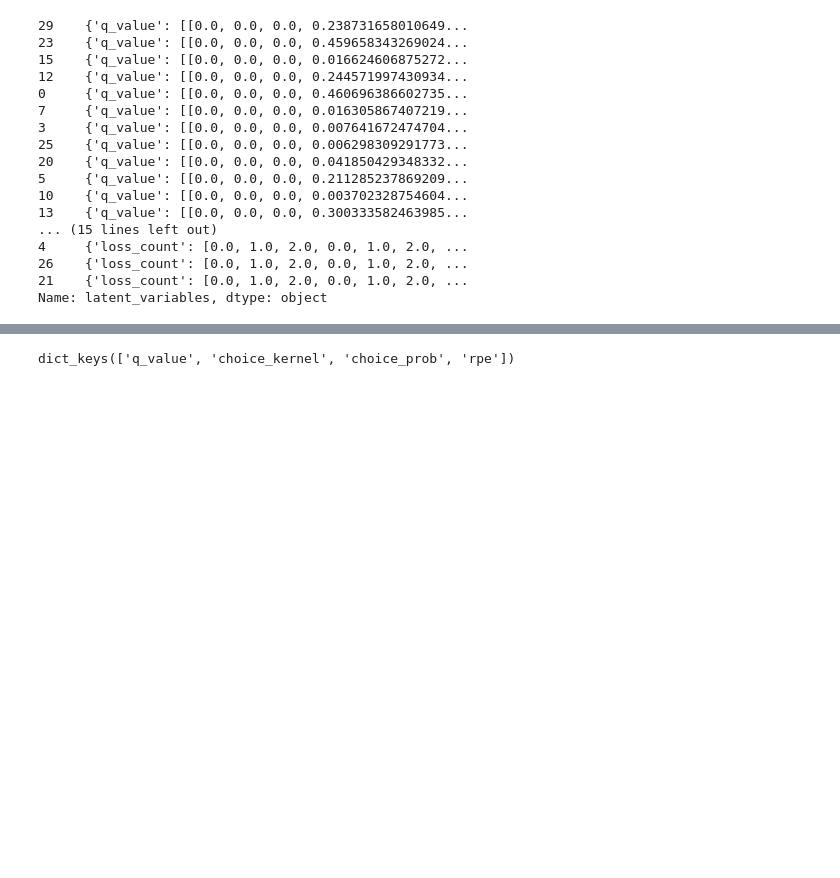
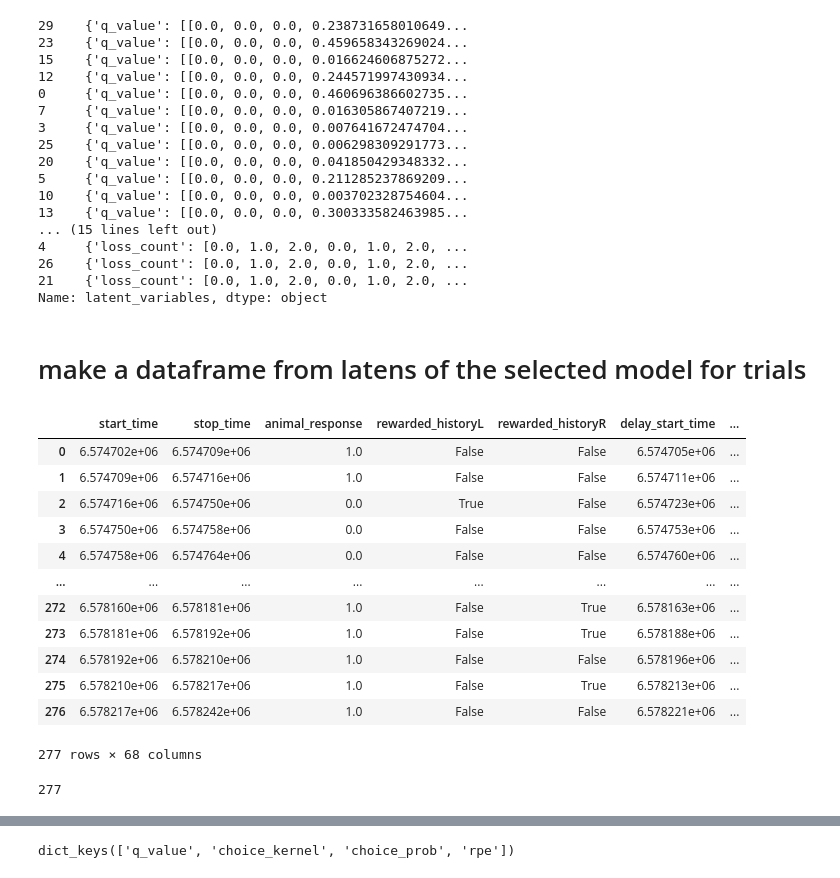
Before and after one commit to faezeamin/aindcompute-video, a Jupyter notebook: aind_analysis_pipeline_2.ipynb, the cells around one changed output, grey strips where cells are left out. Cells and saved outputs as stored; diff of their text form; code cells hidden in the pictures; blank space fills up the shorter version.

```diff
--- a/aind_analysis_pipeline_2.ipynb
+++ b/aind_analysis_pipeline_2.ipynb
@@ -96,3 +96,37 @@ df['latent_variables']
 Name: latent_variables, dtype: object
 # %%
 selected_model = df['latent_variables'][0]
+# %% [markdown]
+# make a dataframe from latens of the selected model for trials
+# %%
+dfs_dir = '/local1/video-analysis/scratch/706893_2024-05-28_15-15-38/results/xinxin/coupled-baiting_ear/706893/2024-05-28/dfs'
+# %%
+import os
+import pandas as pd
+
+# Define the target directory path
+rl_models_dir = "/local1/video-analysis/scratch/706893_2024-05-28_15-15-38/rl_models"
+df_original = pd.read_csv(os.path.join(dfs_dir, "df_original.csv"))
+
+# Create the directory if it does not exist
+os.makedirs(rl_models_dir, exist_ok=True)
+# %%
+df_original
+# %% [output]
+|  | start_time | stop_time | animal_response | rewarded_historyL | rewarded_historyR | delay_start_time | ... |
+| 0 | 6.574702e+06 | 6.574709e+06 | 1.0 | False | False | 6.574705e+06 | ... |
+| 1 | 6.574709e+06 | 6.574716e+06 | 1.0 | False | False | 6.574711e+06 | ... |
+| 2 | 6.574716e+06 | 6.574750e+06 | 0.0 | True | False | 6.574723e+06 | ... |
+| 3 | 6.574750e+06 | 6.574758e+06 | 0.0 | False | False | 6.574753e+06 | ... |
+| 4 | 6.574758e+06 | 6.574764e+06 | 0.0 | False | False | 6.574760e+06 | ... |
+| ... | ... | ... | ... | ... | ... | ... | ... |
+| 272 | 6.578160e+06 | 6.578181e+06 | 1.0 | False | True | 6.578163e+06 | ... |
+| 273 | 6.578181e+06 | 6.578192e+06 | 1.0 | False | True | 6.578188e+06 | ... |
+| 274 | 6.578192e+06 | 6.578210e+06 | 1.0 | False | False | 6.578196e+06 | ... |
+| 275 | 6.578210e+06 | 6.578217e+06 | 1.0 | False | True | 6.578213e+06 | ... |
+| 276 | 6.578217e+06 | 6.578242e+06 | 1.0 | False | False | 6.578221e+06 | ... |
+277 rows × 68 columns
+# %%
+len(df_original) # num of trials
+# %% [output]
+277
```
Also changed, not shown: parts of 9 cells of this notebook, 1 other file.
